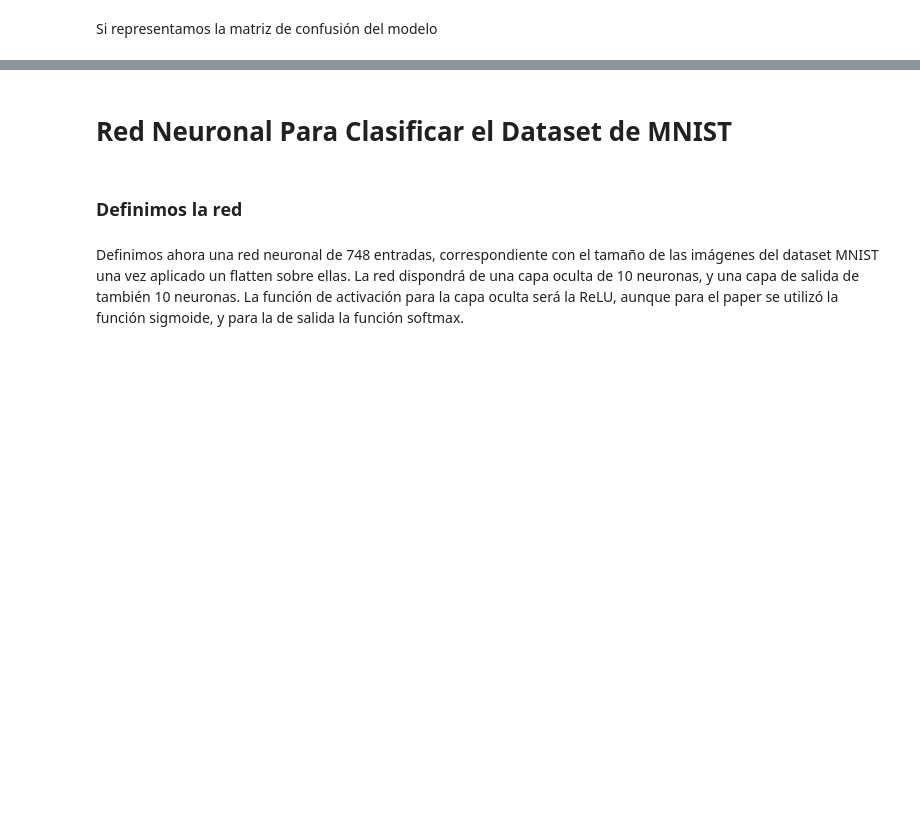
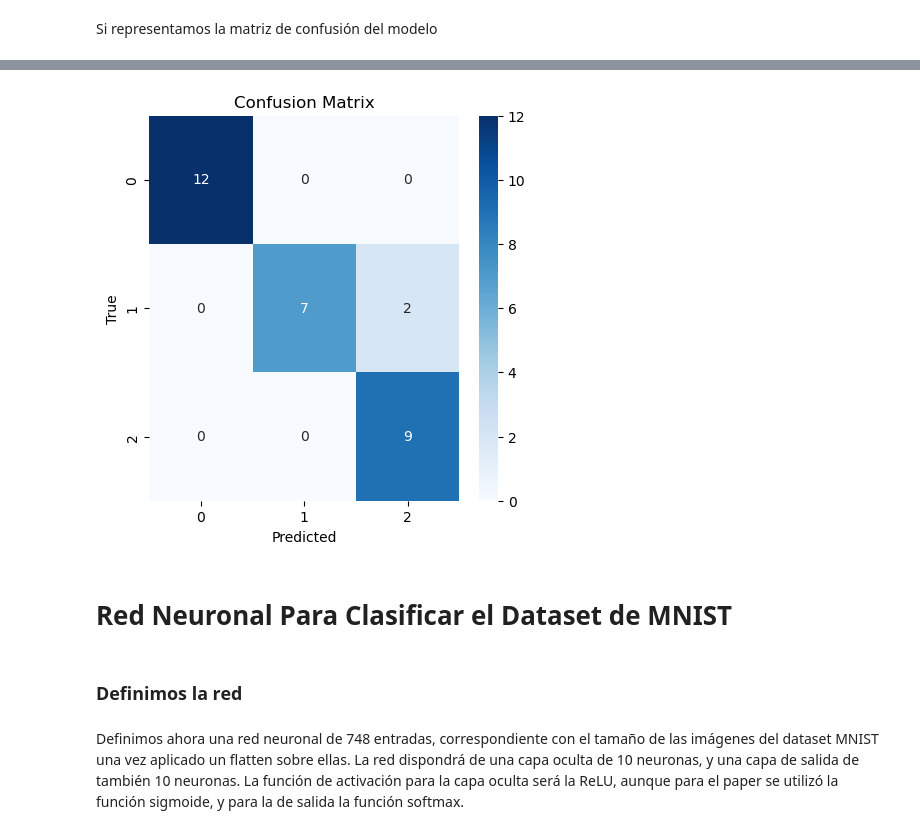
Before and after one commit to ricardocardn/NeuralNetworkImplementation, a Jupyter notebook: tests.ipynb, the cells around one changed output, grey strips where cells are left out. Drawn from its saved outputs; the diff is of its cells as text; code cells hidden in the pictures; blank space fills up the shorter version.

```diff
--- a/tests.ipynb
+++ b/tests.ipynb
@@ -92,0 +95,10 @@ plt.show()
+# %%
+nn = NeuralNetwork()
+nn.set(SequentialLayer(4, 20, activation=activation_functions.sigmoid,
+                            activation_derivate=activation_functions.sigmoid_derivate))
+nn.set(SequentialLayer(20, 10, activation=activation_functions.sigmoid,
+                            activation_derivate=activation_functions.sigmoid_derivate))
+nn.set(SequentialLayer(10, 6, activation=activation_functions.sigmoid,
+                            activation_derivate=activation_functions.sigmoid_derivate))
+nn.set(SequentialLayer(6, 3, activation=activation_functions.softmax,
+                            activation_derivate=activation_functions.softmax_derivate))
@@ -93,3 +126,16 @@ plt.show()
+# %%
+Y_pred = [np.argmax(nn.feedfoward(x)) for x in X_test]
+Y_test = [np.argmax(y) for y in y_test]
+
+cm = confusion_matrix(Y_test, Y_pred)
+plt.figure(figsize=(5, 5))
+sns.heatmap(cm, annot=True, fmt='d', cmap='Blues')
+plt.xlabel('Predicted')
+plt.ylabel('True')
+plt.title('Confusion Matrix')
+plt.show()
+# %% [output]
+[figure, added]
 # %% [markdown]
 # Red Neuronal Para Clasificar el Dataset de MNIST
 # %% [markdown]
```
Also changed, not shown: parts of 15 cells of this notebook, 3 other files.
